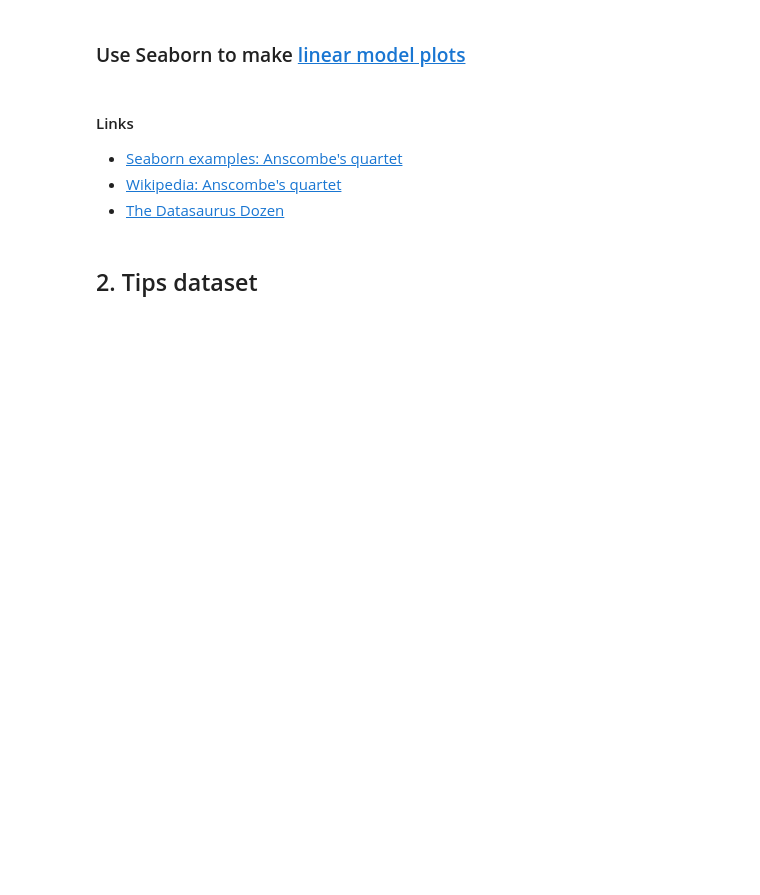
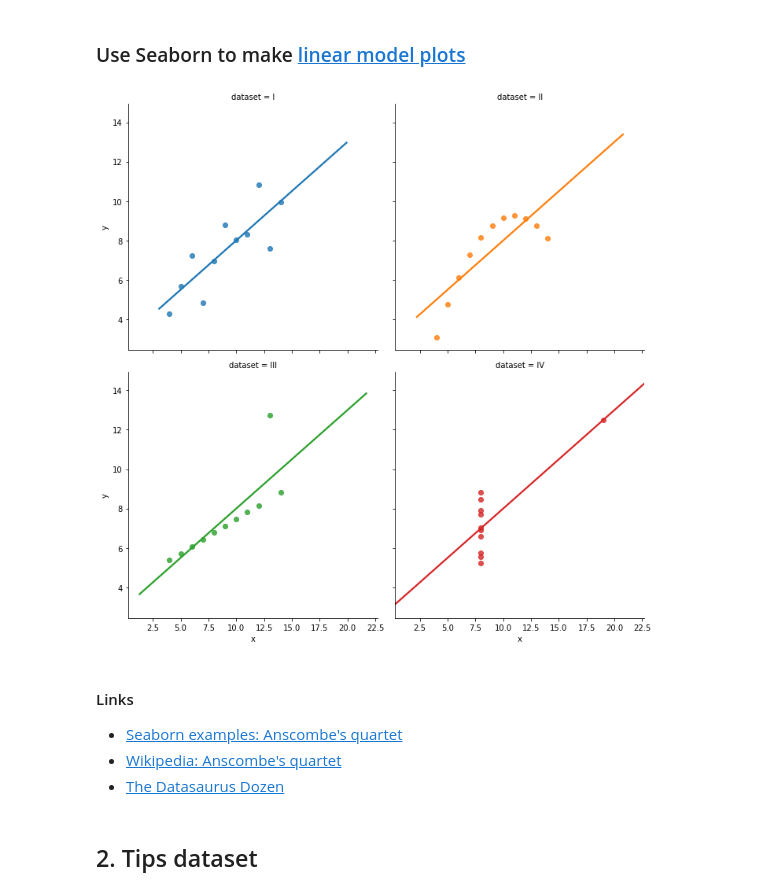
Before and after one commit to bloominstituteoftechnology/DS-Sprint-02-Storytelling-With-Data, a Jupyter notebook: module2-choose-appropriate-visualizations/LS_DS_122_Choose_appropriate_visualizations.ipynb, the cells around one changed output. Drawn from its saved outputs; the diff is of its cells as text; code cells hidden in the pictures; blank space fills up the shorter version.

```diff
--- a/module2-choose-appropriate-visualizations/LS_DS_122_Choose_appropriate_visualizations.ipynb
+++ b/module2-choose-appropriate-visualizations/LS_DS_122_Choose_appropriate_visualizations.ipynb
@@ -84,5 +234,9 @@ df = sns.load_dataset('anscombe')
 # %% [markdown]
 ### Use Seaborn to make [linear model plots](http://seaborn.pydata.org/generated/seaborn.lmplot.html)
+# %%
+sns.lmplot('x','y',col='dataset', col_wrap=2, data=df, hue='dataset', ci=None);
+# %% [output]
+[figure, added]
 # %% [markdown]
 #### Links
 - [Seaborn examples: Anscombe's quartet](http://seaborn.pydata.org/examples/anscombes_quartet.html)
```
Also changed, not shown: parts of 32 cells of this notebook.
